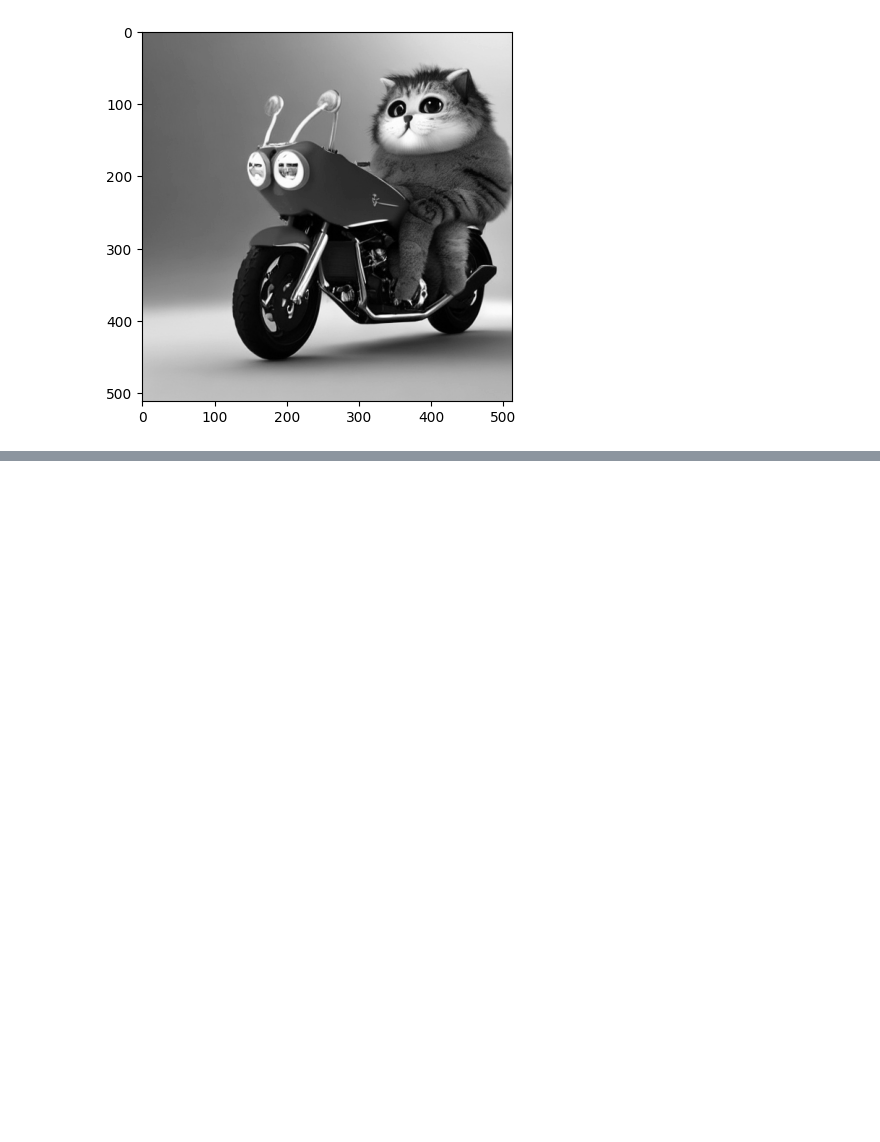
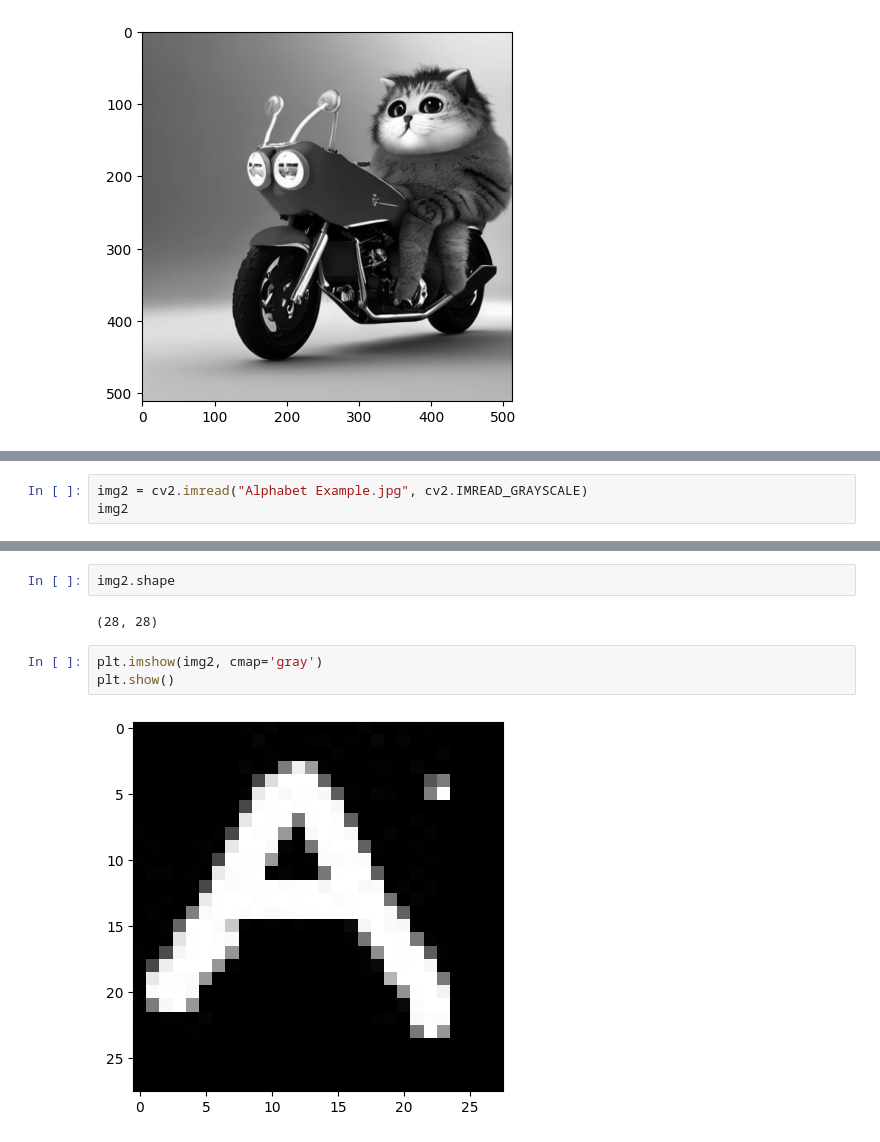
Before and after one commit to RudraBallal/Deep-Learning, a Jupyter notebook: Image Processing/ImageProcessing.ipynb, the cells around one changed output, grey strips where cells are left out. Drawn from its saved outputs; the diff is of its cells as text; blank space fills up the shorter version.

Commit message:
ImageProcessing

```diff
--- a/Image Processing/ImageProcessing.ipynb
+++ b/Image Processing/ImageProcessing.ipynb
@@ -131,0 +136,3 @@ plt.show()
+# %%
+img2 = cv2.imread("Alphabet Example.jpg", cv2.IMREAD_GRAYSCALE)
+img2
@@ -131,0 +157,9 @@ plt.show()
+# %%
+img2.shape
+# %% [output]
+(28, 28)
+# %%
+plt.imshow(img2, cmap='gray')
+plt.show()
+# %% [output]
+[figure, added]
```
Also changed, not shown: parts of 6 cells of this notebook, 2 other files.
